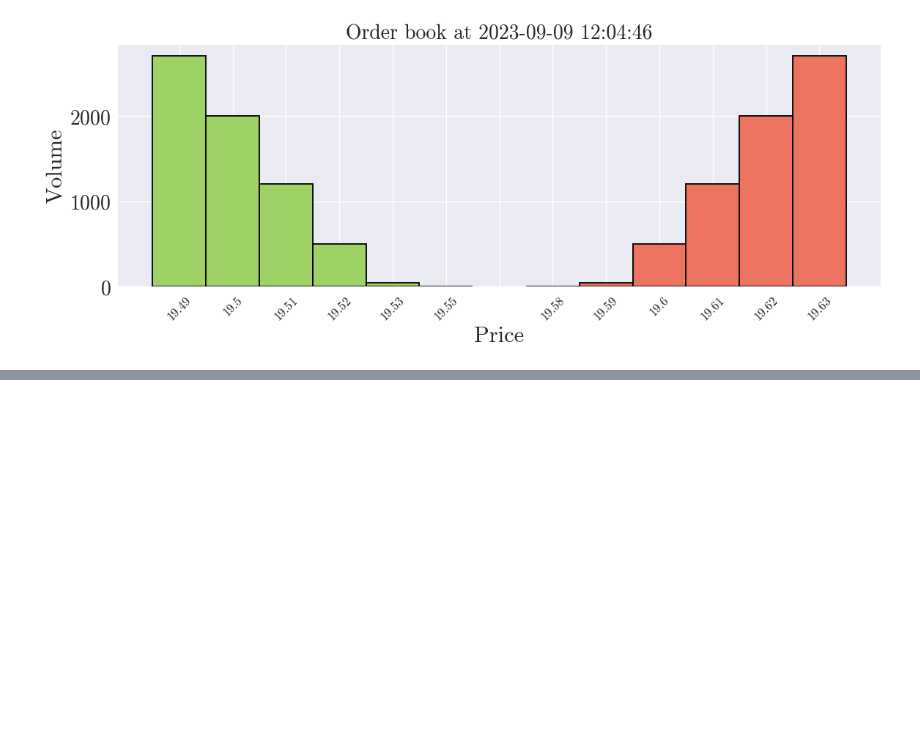
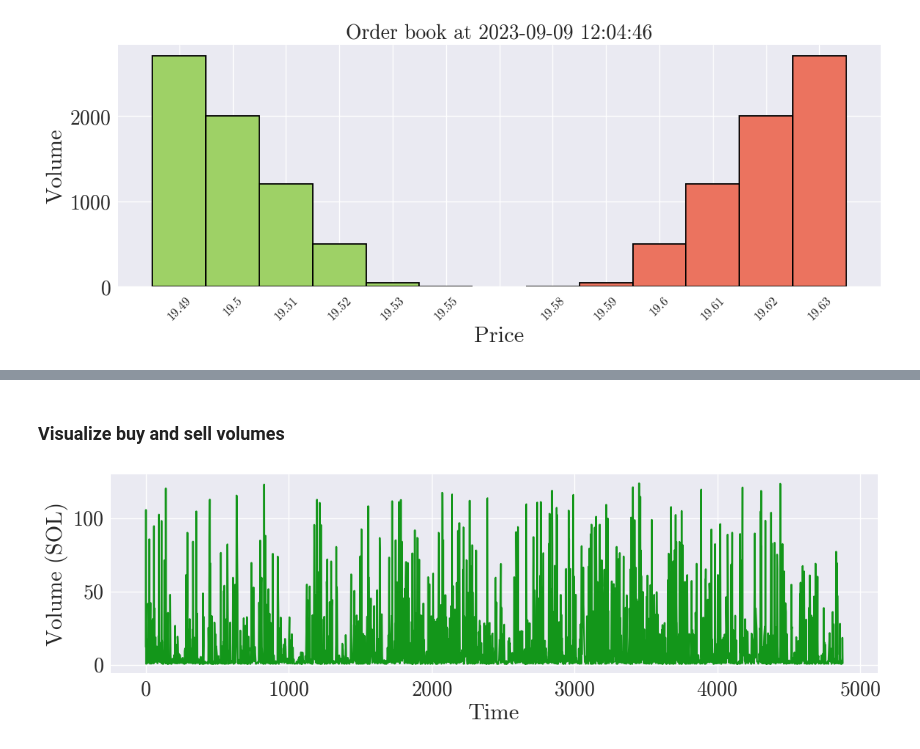
Before and after one commit to JurajZelman/airl-market-making, a Jupyter notebook: main.ipynb, the cells around one changed output, grey strips where cells are left out. Saved outputs shown, nothing was run; the diff lists cells and outputs as text; code cells hidden in the pictures; blank space fills up the shorter version.

Commit message:
Add trade flow data analysis

```diff
--- a/main.ipynb
+++ b/main.ipynb
@@ -1177,0 +1304,21 @@ for i in range(index_start, index_end):
+# %%
+# Generate a list of dates
+dates = [
+    start_date + datetime.timedelta(days=x)
+    for x in range((end_date - start_date).days + 1)
+]
+# %%
+# Load the data
+prefix = "trades"
+for date in dates:
+    file_name = (
+        f"{exchange}_{symbol}_{prefix}_{date.strftime('%Y_%m_%d')}.parquet"
+    )
+    # df_single = pl.read_parquet(os.path.join(path, file_name))
+    df_single = pd.read_parquet(os.path.join(path, file_name))
+    if date == start_date:
+        df = df_single
+    else:
+        df = pd.concat([df, df_single])
+
+df.set_index("received_time", inplace=True)
@@ -1177,0 +1395,2 @@ for i in range(index_start, index_end):
+# %% [markdown]
+### Visualize buy and sell volumes
@@ -1177,0 +1402,20 @@ for i in range(index_start, index_end):
+# %%
+# Define custom colors
+color_green = "#13961a"
+color_red = "#eb5c14"
+# %%
+# Visualize the buy volumes
+fig = plt.figure(figsize=(12, 4))
+plt.plot(buy_orders["quantity"], color=color_green)
+# plt.gca().xaxis.set_major_formatter(date_format)
+plt.xlabel("Time")
+plt.ylabel("Volume (SOL)")
+
+plt.tight_layout()
+# plt.show()
+
+# Save the figure
+if save_fig:
+    fig.savefig(f"{FIGURES_PATH}/{exchange}_{symbol}_buy_volume.pdf")
+# %% [output]
+[figure, added]
```
Also changed, not shown: parts of 33 cells of this notebook, 1 other file.
